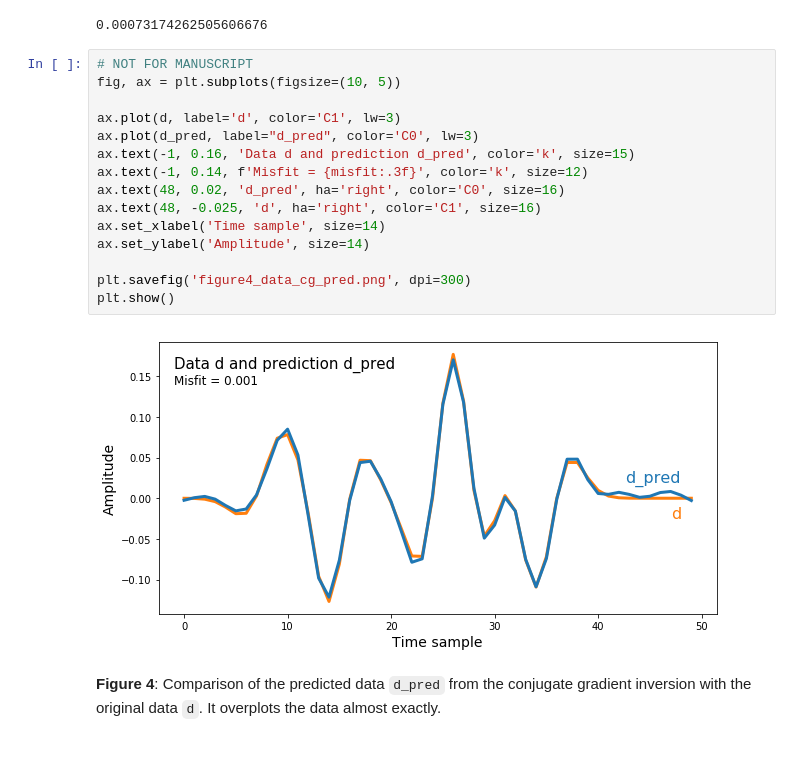
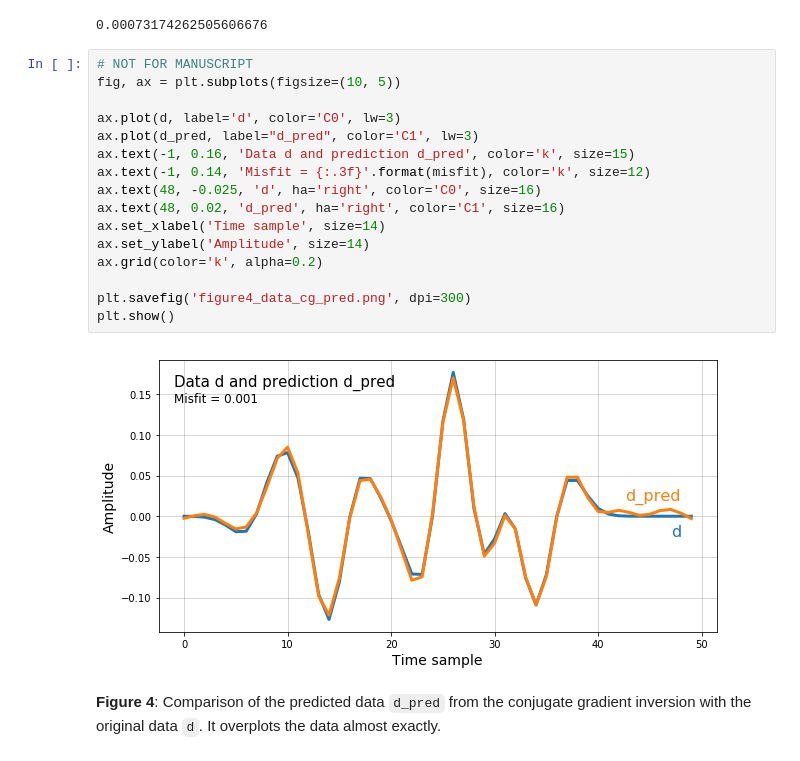
Before and after one commit to seg/tutorials-2018, a Jupyter notebook: 1804_Conjugate_gradient_inversion/conjugate_gradient_MS.ipynb, the cells around one changed output. Cells and saved outputs as stored; diff of their text form.

```diff
--- a/1804_Conjugate_gradient_inversion/conjugate_gradient_MS.ipynb
+++ b/1804_Conjugate_gradient_inversion/conjugate_gradient_MS.ipynb
@@ -340,20 +342,21 @@ misfit
 # %%
 # NOT FOR MANUSCRIPT
 fig, ax = plt.subplots(figsize=(10, 5))
 
-ax.plot(d, label='d', color='C1', lw=3)
-ax.plot(d_pred, label="d_pred", color='C0', lw=3)
+ax.plot(d, label='d', color='C0', lw=3)
+ax.plot(d_pred, label="d_pred", color='C1', lw=3)
 ax.text(-1, 0.16, 'Data d and prediction d_pred', color='k', size=15)
-ax.text(-1, 0.14, f'Misfit = {misfit:.3f}', color='k', size=12)
-ax.text(48, 0.02, 'd_pred', ha='right', color='C0', size=16)
-ax.text(48, -0.025, 'd', ha='right', color='C1', size=16)
+ax.text(-1, 0.14, 'Misfit = {:.3f}'.format(misfit), color='k', size=12)
+ax.text(48, -0.025, 'd', ha='right', color='C0', size=16)
+ax.text(48, 0.02, 'd_pred', ha='right', color='C1', size=16)
 ax.set_xlabel('Time sample', size=14)
 ax.set_ylabel('Amplitude', size=14)
+ax.grid(color='k', alpha=0.2)
 
 plt.savefig('figure4_data_cg_pred.png', dpi=300)
 plt.show()
 # %% [output]
-[figure, old version]
+[figure, new version]
 # %% [markdown]
 __Figure 4__: Comparison of the predicted data `d_pred` from the conjugate gradient inversion with the original data `d`.  It overplots the data almost exactly.
 # %% [markdown]
```
Also changed, not shown: parts of 10 cells of this notebook, 5 other files.
